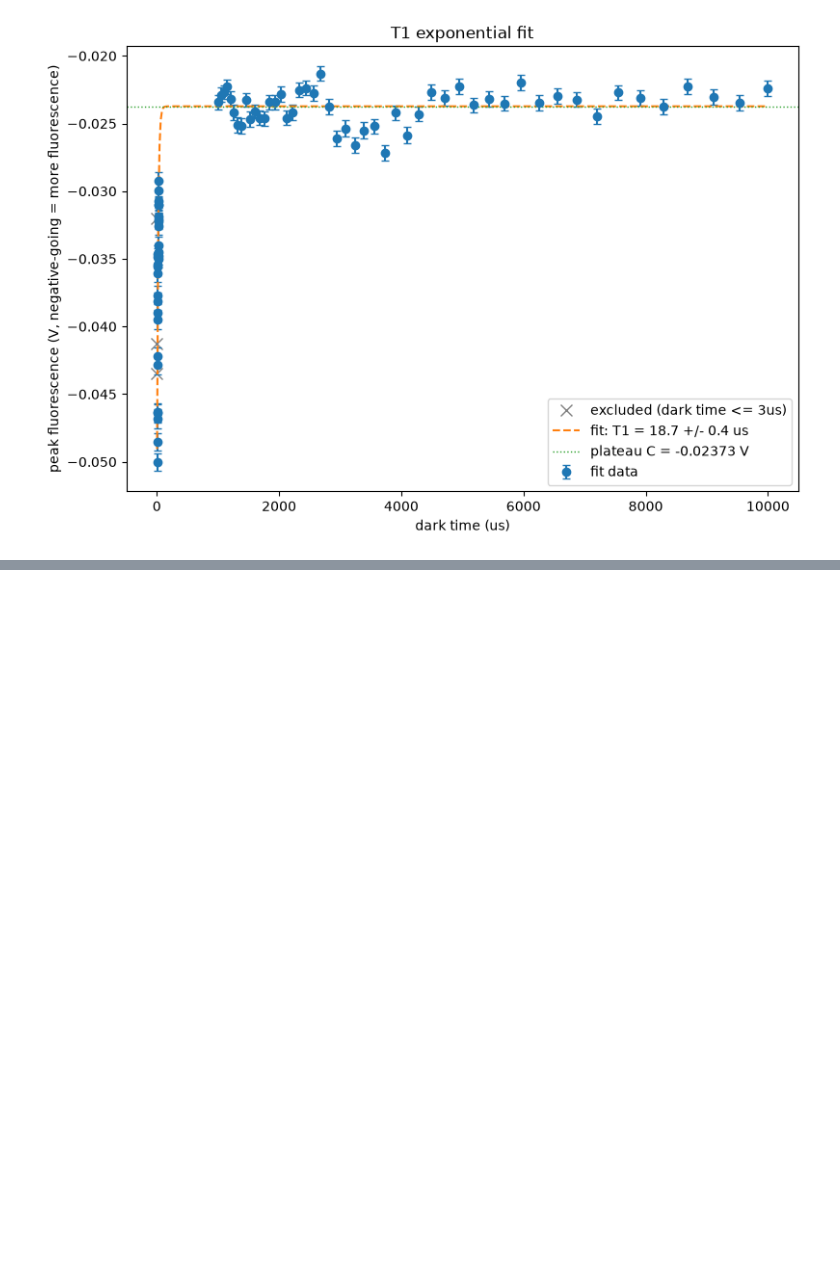
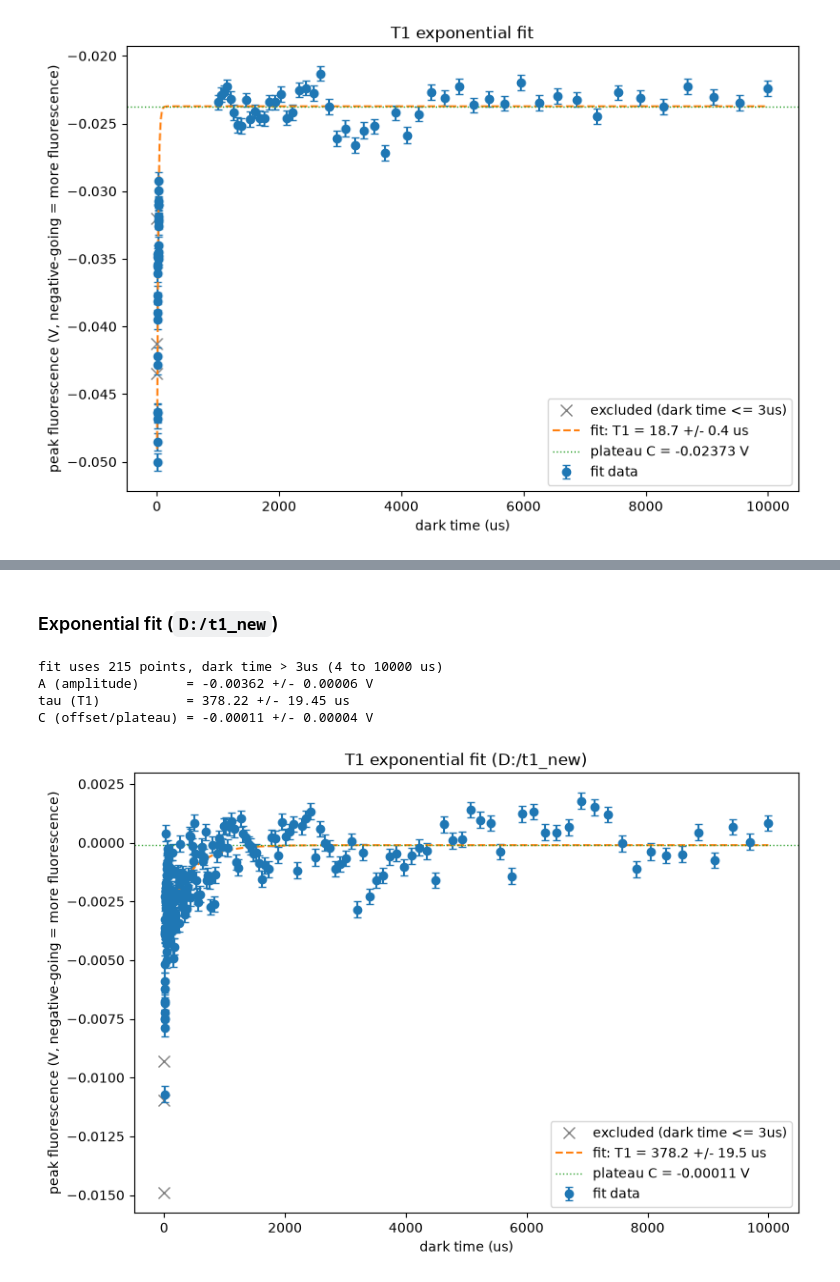
Before and after one commit to meimei2027/diamonds, a Jupyter notebook: experiment/t1_sweep_result.ipynb, the cells around one changed output, grey strips where cells are left out. Saved outputs shown, nothing was run; the diff lists cells and outputs as text; code cells hidden in the pictures; blank space fills up the shorter version.

```diff
--- a/experiment/t1_sweep_result.ipynb
+++ b/experiment/t1_sweep_result.ipynb
@@ -192,0 +252,48 @@ plt.show()
+# %% [markdown]
+### Exponential fit (`D:/t1_new`)
+# %%
+new_fit_mask = new_peak_dark_times_us > MIN_FIT_DARK_TIME_US
+new_fit_dark_times_us = new_peak_dark_times_us[new_fit_mask]
+new_fit_values = new_peak_values[new_fit_mask]
+new_fit_errs = new_peak_errs[new_fit_mask]
+new_excluded_dark_times_us = new_peak_dark_times_us[~new_fit_mask]
+new_excluded_values = new_peak_values[~new_fit_mask]
+
+new_p0 = [new_fit_values[0] - new_fit_values[-1], 50.0, new_fit_values[-1]]
+new_popt, new_pcov = curve_fit(exp_decay, new_fit_dark_times_us, new_fit_values, p0=new_p0,
+                               sigma=new_fit_errs, absolute_sigma=True, maxfev=10000)
+new_perr = np.sqrt(np.diag(new_pcov))
+
+new_A_fit, new_tau_fit, new_C_fit = new_popt
+new_A_err, new_tau_err, new_C_err = new_perr
+
+print(f"fit uses {len(new_fit_dark_times_us)} points, dark time > {MIN_FIT_DARK_TIME_US}us "
+      f"({new_fit_dark_times_us.min():.0f} to {new_fit_dark_times_us.max():.0f} us)")
+print(f"A (amplitude)      = {new_A_fit:+.5f} +/- {new_A_err:.5f} V")
+print(f"tau (T1)           = {new_tau_fit:.2f} +/- {new_tau_err:.2f} us")
+print(f"C (offset/plateau) = {new_C_fit:+.5f} +/- {new_C_err:.5f} V")
+# %% [output]
+fit uses 215 points, dark time > 3us (4 to 10000 us)
+A (amplitude)      = -0.00362 +/- 0.00006 V
+tau (T1)           = 378.22 +/- 19.45 us
+C (offset/plateau) = -0.00011 +/- 0.00004 V
+# %%
+fig, ax = plt.subplots(figsize=(9, 6))
+
+ax.plot(new_excluded_dark_times_us, new_excluded_values, "x", color="gray", ms=8,
+        label=f"excluded (dark time <= {MIN_FIT_DARK_TIME_US}us)")
+ax.errorbar(new_fit_dark_times_us, new_fit_values, yerr=new_fit_errs, fmt="o", color="C0",
+            capsize=3, label="fit data")
+
+new_t_smooth = np.linspace(new_fit_dark_times_us.min(), new_fit_dark_times_us.max(), 500)
+ax.plot(new_t_smooth, exp_decay(new_t_smooth, *new_popt), "C1--",
+        label=f"fit: T1 = {new_tau_fit:.1f} +/- {new_tau_err:.1f} us")
+ax.axhline(new_C_fit, color="C2", ls=":", lw=1, label=f"plateau C = {new_C_fit:.5f} V")
+
+ax.set_xlabel("dark time (us)")
+ax.set_ylabel("peak fluorescence (V, negative-going = more fluorescence)")
+ax.set_title("T1 exponential fit (D:/t1_new)")
+ax.legend()
+plt.show()
+# %% [output]
+[figure, added]
```
Also changed, not shown: parts of 4 cells of this notebook, 8 other files.
